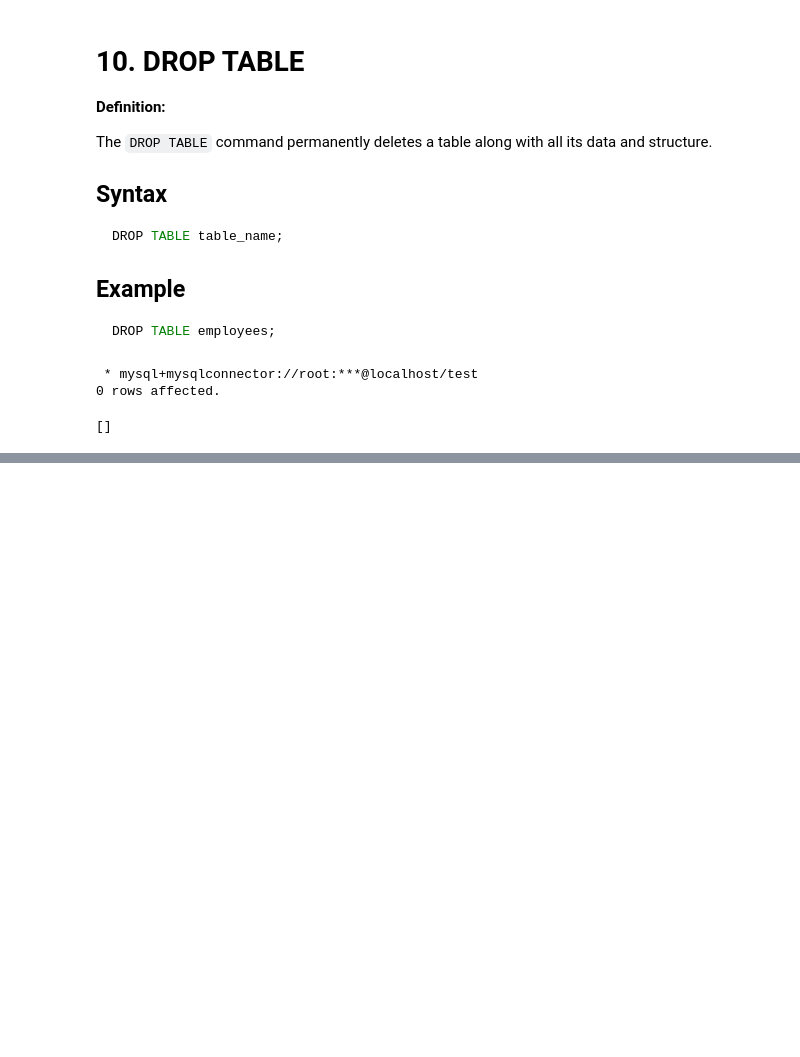
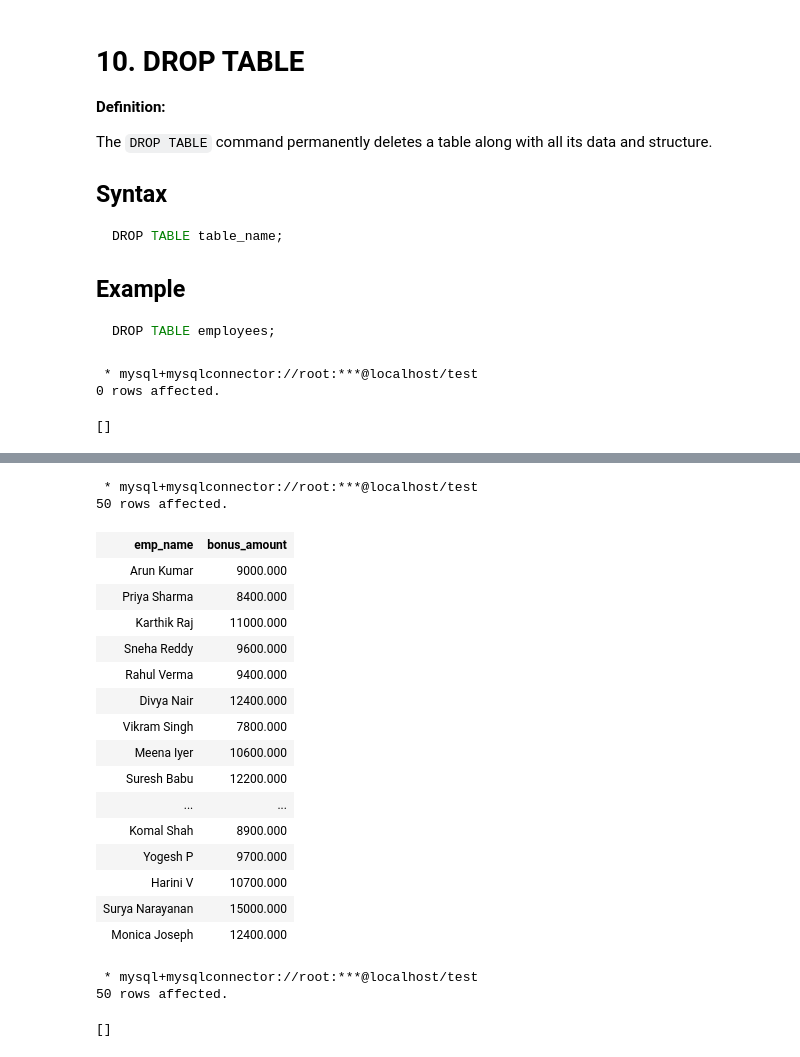
Before and after one commit to karthikeyanm-dev/DE-SQL, a Jupyter notebook: DE-With-Def.ipynb, the cells around one changed output, grey strips where cells are left out. Cells and saved outputs as stored; diff of their text form; code cells hidden in the pictures; blank space fills up the shorter version.

```diff
--- a/DE-With-Def.ipynb
+++ b/DE-With-Def.ipynb
@@ -483,0 +873,39 @@ DROP TABLE employees_tp;
+# %%
+%%sql
+-- Example  1 : Create a CTE and store and select the data
+WITH bonus_cte AS (
+    SELECT emp_name, salary * 0.2 as bonus_amount
+    from employees_day
+)
+select * from bonus_cte;
+# %% [output]
+ * mysql+mysqlconnector://root:***@localhost/test
+50 rows affected.
+| emp_name | bonus_amount |
+| Arun Kumar | 9000.000 |
+| Priya Sharma | 8400.000 |
+| Karthik Raj | 11000.000 |
+| Sneha Reddy | 9600.000 |
+| Rahul Verma | 9400.000 |
+| Divya Nair | 12400.000 |
+| Vikram Singh | 7800.000 |
+| Meena Iyer | 10600.000 |
+| Suresh Babu | 12200.000 |
+| ... | ... |
+| Komal Shah | 8900.000 |
+| Yogesh P | 9700.000 |
+| Harini V | 10700.000 |
+| Surya Narayanan | 15000.000 |
+| Monica Joseph | 12400.000 |
+# %%
+%%sql
+CREATE TABLE bonus_table as
+with bonus_cte as (
+    SELECT emp_id,emp_name,department,salary,salary * 0.3 as bonus_salary
+    FROM employees_day
+)
+select * from bonus_cte;
+# %% [output]
+ * mysql+mysqlconnector://root:***@localhost/test
+50 rows affected.
+[]
```
Also changed, not shown: parts of 17 cells of this notebook.
